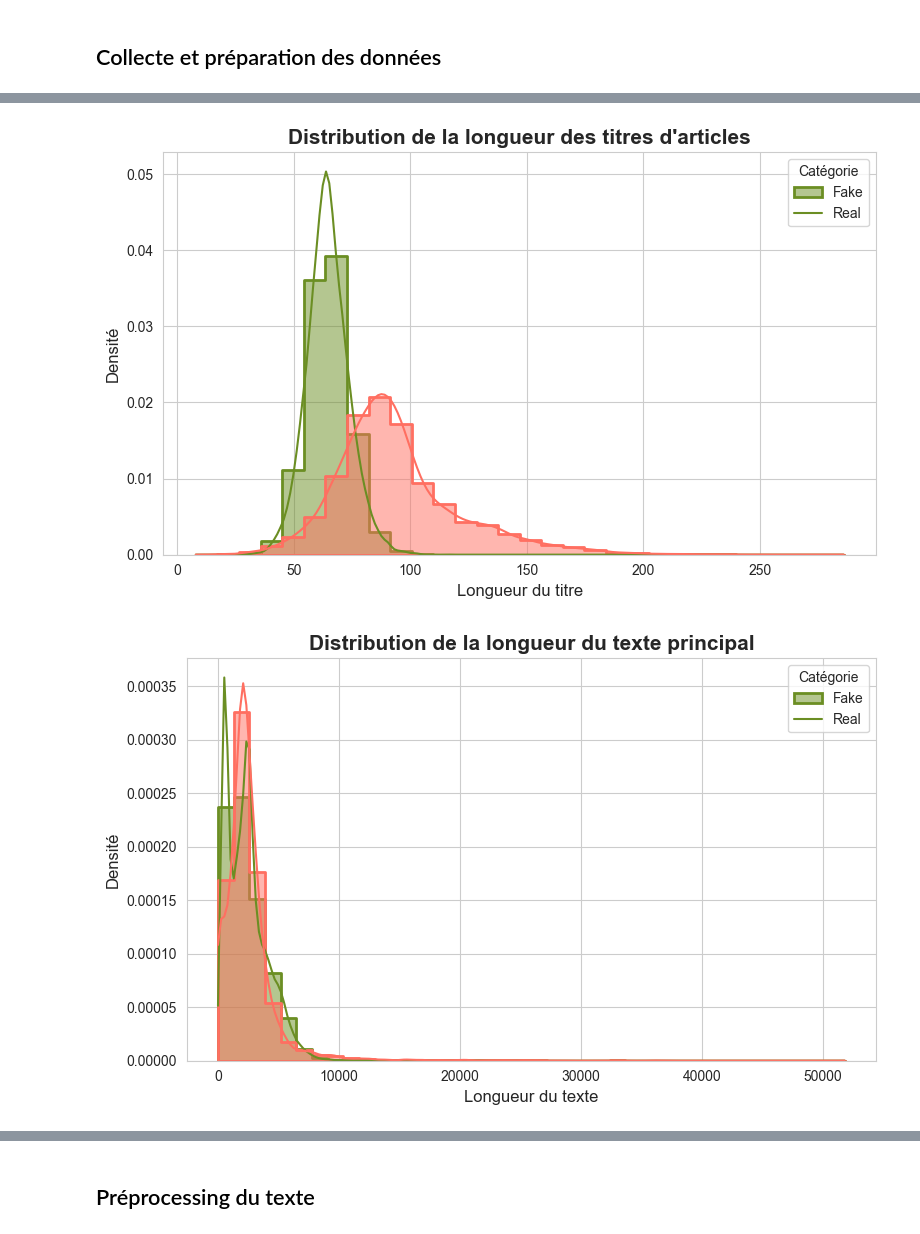
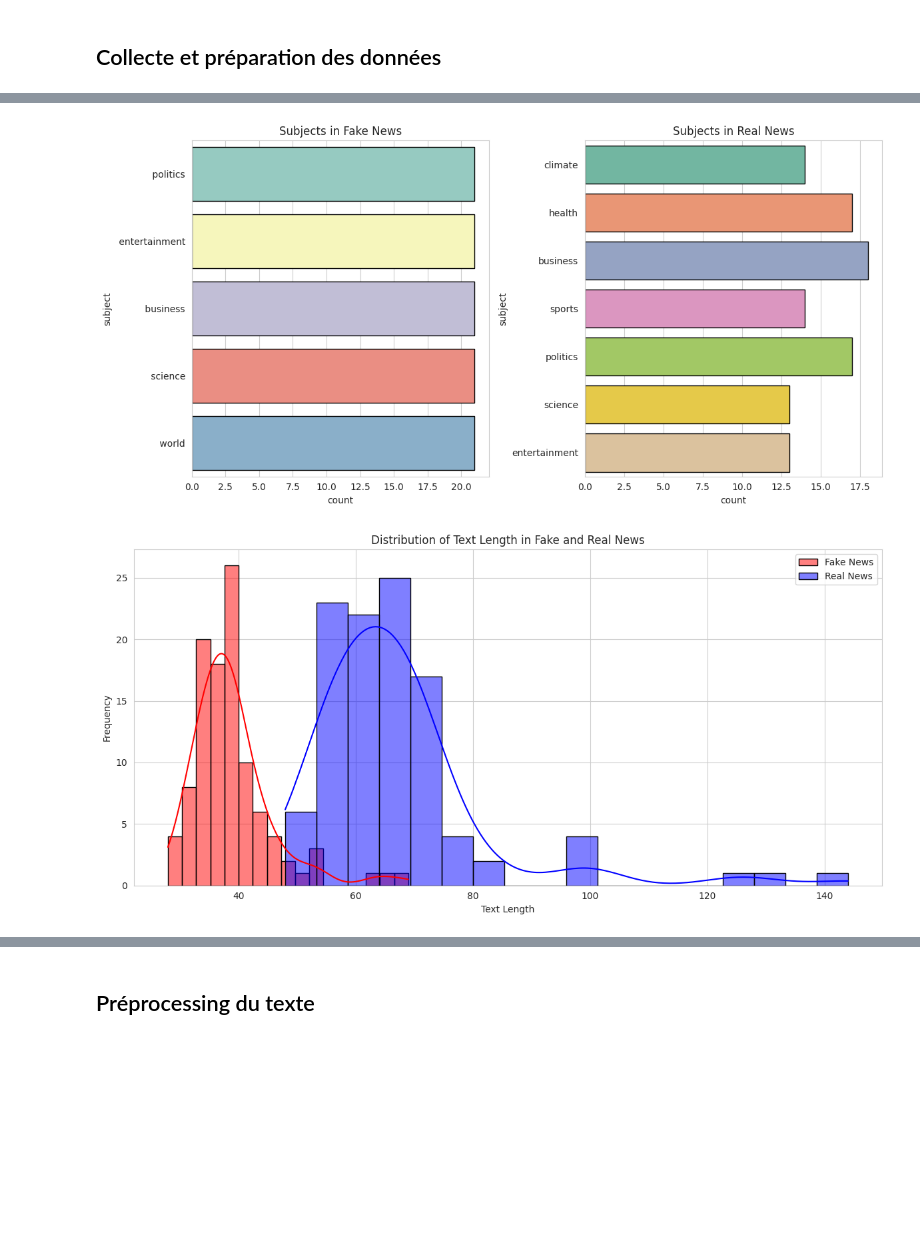
Before and after one commit to davidamouzou/Fake_news, a Jupyter notebook: notebooks/01_exploration.ipynb, the cells around one changed output, grey strips where cells are left out. Drawn from its saved outputs; the diff is of its cells as text; code cells hidden in the pictures; blank space fills up the shorter version.

```diff
--- a/notebooks/01_exploration.ipynb
+++ b/notebooks/01_exploration.ipynb
@@ -69,65 +49,29 @@ plt.show()
 # %%
-# Graphique 2 : Distribution de la longueur des titres selon la catégorie
-
-# Calculer la longueur des titres
-df['title_length'] = df['title'].apply(lambda x: len(str(x)))
-
-plt.figure(figsize=(8, 5))
-palette = {'Fake': '#FF6F61', 'Real': '#6B8E23'}
-
-# Tracer la distribution avec un histogramme
-ax = sns.histplot(
-    data=df,
-    x='title_length',
-    hue='label',
-    palette=palette,
-    bins=30,
-    kde=True,
-    element="step",
-    stat="density",
-    common_norm=False,
-    linewidth=2,
-    alpha=0.5
-)
-
-plt.title("Distribution de la longueur des titres d'articles", fontsize=15, fontweight='bold')
-plt.xlabel("Longueur du titre", fontsize=12)
-plt.ylabel("Densité", fontsize=12)
-plt.legend(title="Catégorie", labels=["Fake", "Real"])
+# Distribution of subjects in fake and real news
+plt.figure(figsize=(12, 6))
+plt.subplot(1, 2, 1)
+sns.countplot(y="subject", hue="subject", data=fake_df, palette="Set3", edgecolor='black')
+plt.title("Subjects in Fake News")
+plt.subplot(1, 2, 2)
+sns.countplot(y="subject", hue="subject", data=true_df, palette="Set2", edgecolor='black')
+plt.title("Subjects in Real News")
 plt.tight_layout()
 plt.show()
 # %% [output]
-[figure, old version]
+[figure, new version]
 # %%
-# Graphique 3 : Distribution de la longueur du texte principal selon la catégorie
-
-# Calculer la longueur du texte principal
-df['text_length'] = df['text'].apply(lambda x: len(str(x)))
-
-plt.figure(figsize=(8, 5))
-palette = {'Fake': '#FF6F61', 'Real': '#6B8E23'}
-
-# Tracer la distribution avec un histogramme
-ax = sns.histplot(
-    data=df,
-    x='text_length',
-    hue='label',
-    palette=palette,
-    bins=40,
-    kde=True,
-    element="step",
-    stat="density",
-    common_norm=False,
-    linewidth=2,
-    alpha=0.5
-)
-
-plt.title("Distribution de la longueur du texte principal", fontsize=15, fontweight='bold')
-plt.xlabel("Longueur du texte", fontsize=12)
-plt.ylabel("Densité", fontsize=12)
-plt.legend(title="Catégorie", labels=["Fake", "Real"])
+# Length of text in fake and real news
+fake_df["text_length"] = fake_df["text"].apply(len)
+true_df["text_length"] = true_df["text"].apply(len)
+plt.figure(figsize=(12, 6))
+sns.histplot(fake_df["text_length"], color="red", label="Fake News", kde=True, edgecolor='black')
+sns.histplot(true_df["text_length"], color="blue", label="Real News", kde=True, edgecolor='black')
+plt.title("Distribution of Text Length in Fake and Real News")
+plt.xlabel("Text Length")
+plt.ylabel("Frequency")
+plt.legend()
 plt.tight_layout()
 plt.show()
 # %% [output]
-[figure, old version]
+[figure, new version]
 # %%
```
Also changed, not shown: parts of 17 cells of this notebook, 4 other files.
